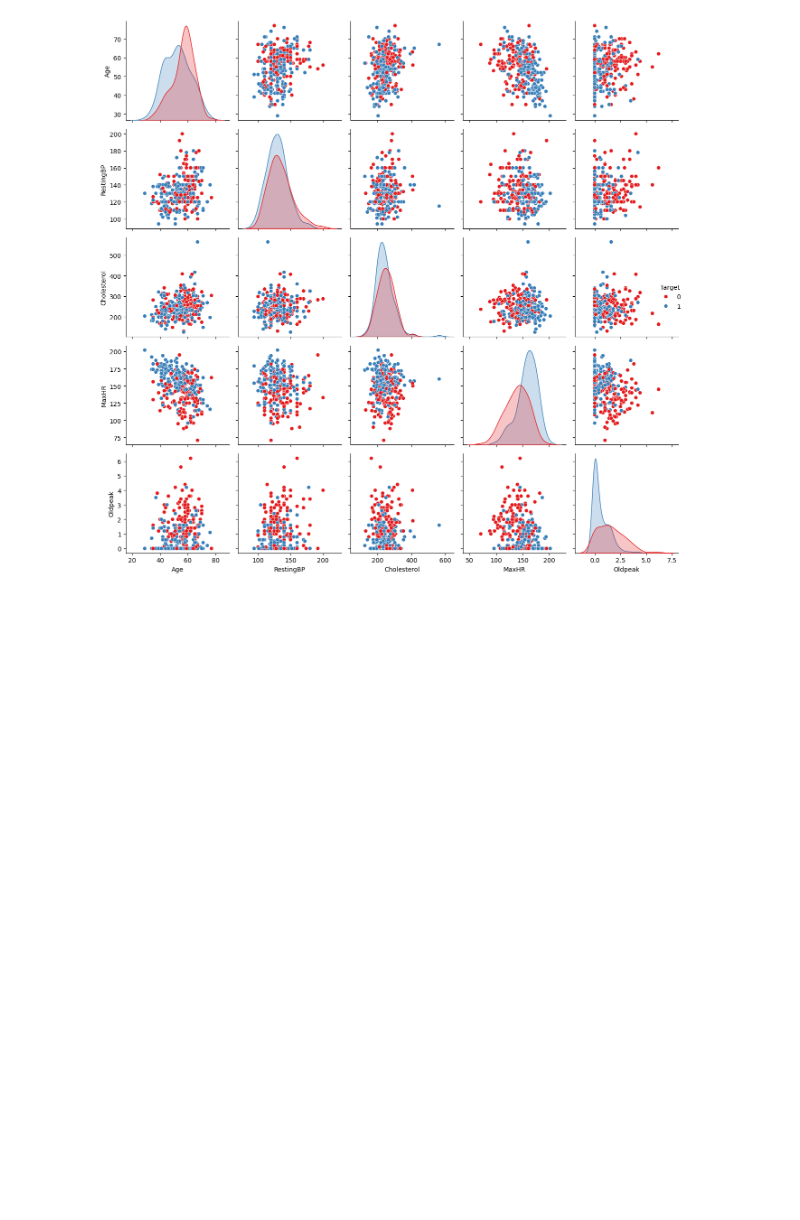
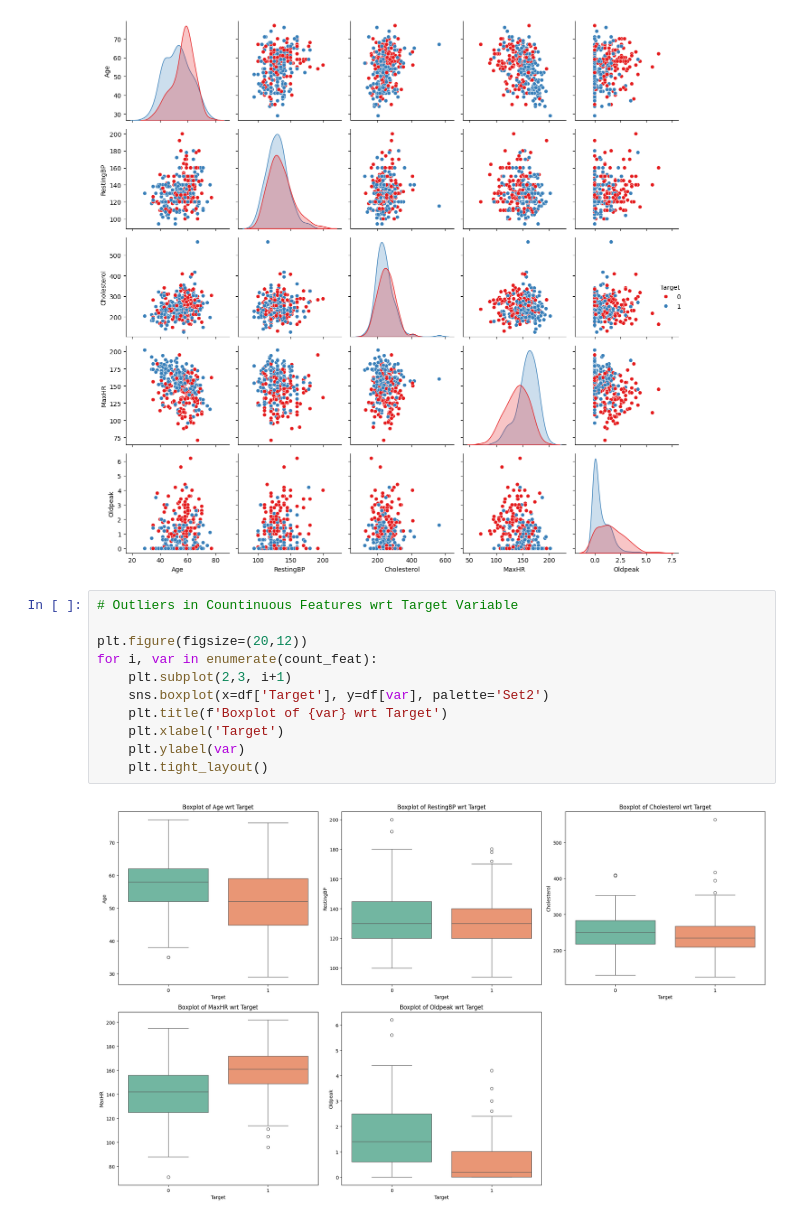
Before and after one commit to bakar6947/AI-ML-Internship-Projects, a Jupyter notebook: Heart Disease/notebook.ipynb, the cells around one changed output. Cells and saved outputs as stored; diff of their text form; blank space fills up the shorter version.

```diff
--- a/Heart Disease/notebook.ipynb
+++ b/Heart Disease/notebook.ipynb
@@ -243,3 +266,16 @@ plt.tight_layout()
 plt.show()
 # %% [output]
 [figure]
+# %%
+# Outliers in Countinuous Features wrt Target Variable
+
+plt.figure(figsize=(20,12))
+for i, var in enumerate(count_feat):
+    plt.subplot(2,3, i+1)
+    sns.boxplot(x=df['Target'], y=df[var], palette='Set2')
+    plt.title(f'Boxplot of {var} wrt Target')
+    plt.xlabel('Target')
+    plt.ylabel(var)
+    plt.tight_layout()
+# %% [output]
+[figure, added]
```
Also changed, not shown: parts of 18 cells of this notebook.
